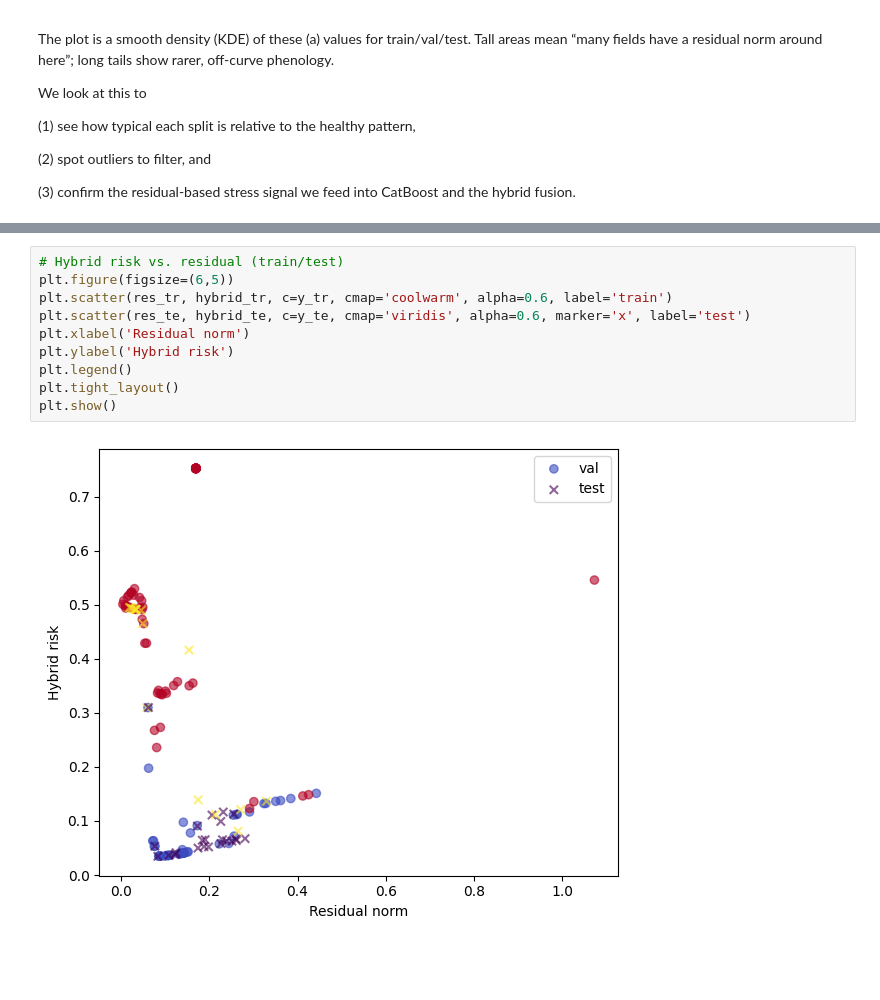
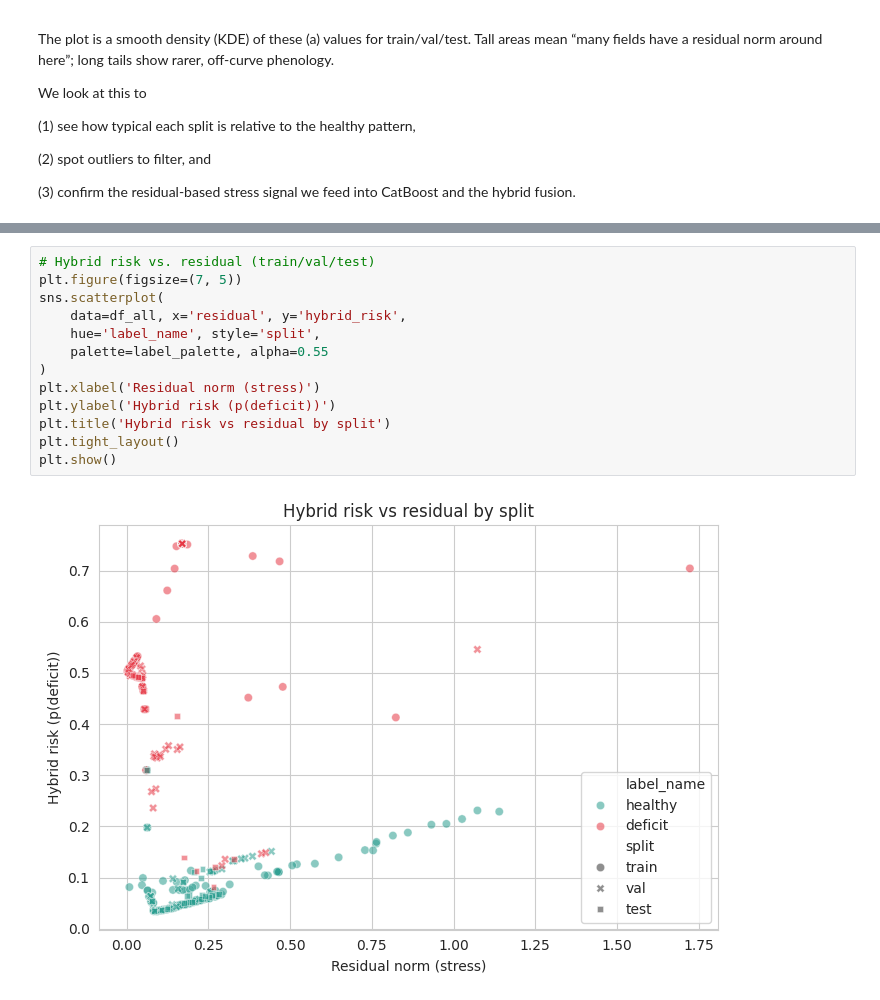
Before and after one commit to hmeyer8/Nitrogen-Deficiency, a Jupyter notebook: notebooks/03_feature_visualization.ipynb, the cells around one changed output, grey strips where cells are left out. Saved outputs shown, nothing was run; the diff lists cells and outputs as text; blank space fills up the shorter version.

```diff
--- a/notebooks/03_feature_visualization.ipynb
+++ b/notebooks/03_feature_visualization.ipynb
@@ -105,12 +133,15 @@ Only one SVD feature available; showing 1-D views instead of PCA.
 # %%
-# Hybrid risk vs. residual (train/test)
-plt.figure(figsize=(6,5))
-plt.scatter(res_tr, hybrid_tr, c=y_tr, cmap='coolwarm', alpha=0.6, label='train')
-plt.scatter(res_te, hybrid_te, c=y_te, cmap='viridis', alpha=0.6, marker='x', label='test')
-plt.xlabel('Residual norm')
-plt.ylabel('Hybrid risk')
-plt.legend()
+# Hybrid risk vs. residual (train/val/test)
+plt.figure(figsize=(7, 5))
+sns.scatterplot(
+    data=df_all, x='residual', y='hybrid_risk',
+    hue='label_name', style='split',
+    palette=label_palette, alpha=0.55
+)
+plt.xlabel('Residual norm (stress)')
+plt.ylabel('Hybrid risk (p(deficit))')
+plt.title('Hybrid risk vs residual by split')
 plt.tight_layout()
 plt.show()
 # %% [output]
-[figure, old version]
+[figure, new version]
```
Also changed, not shown: parts of 8 cells of this notebook, 2 other files.
